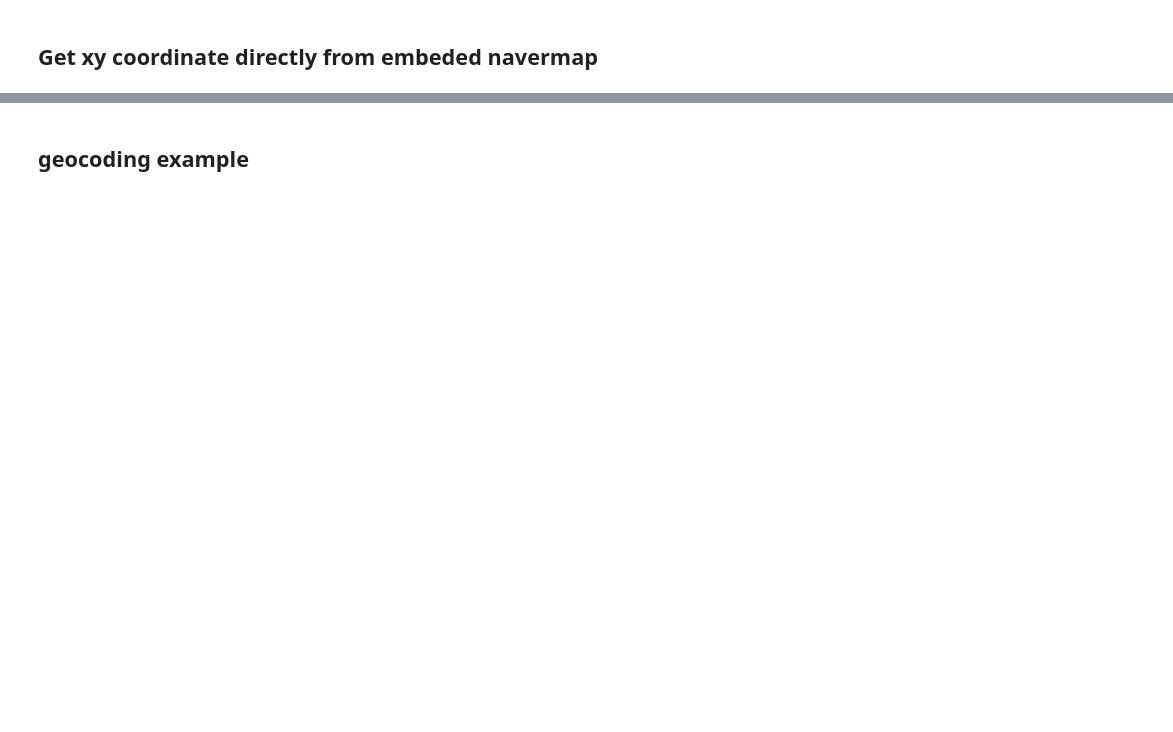
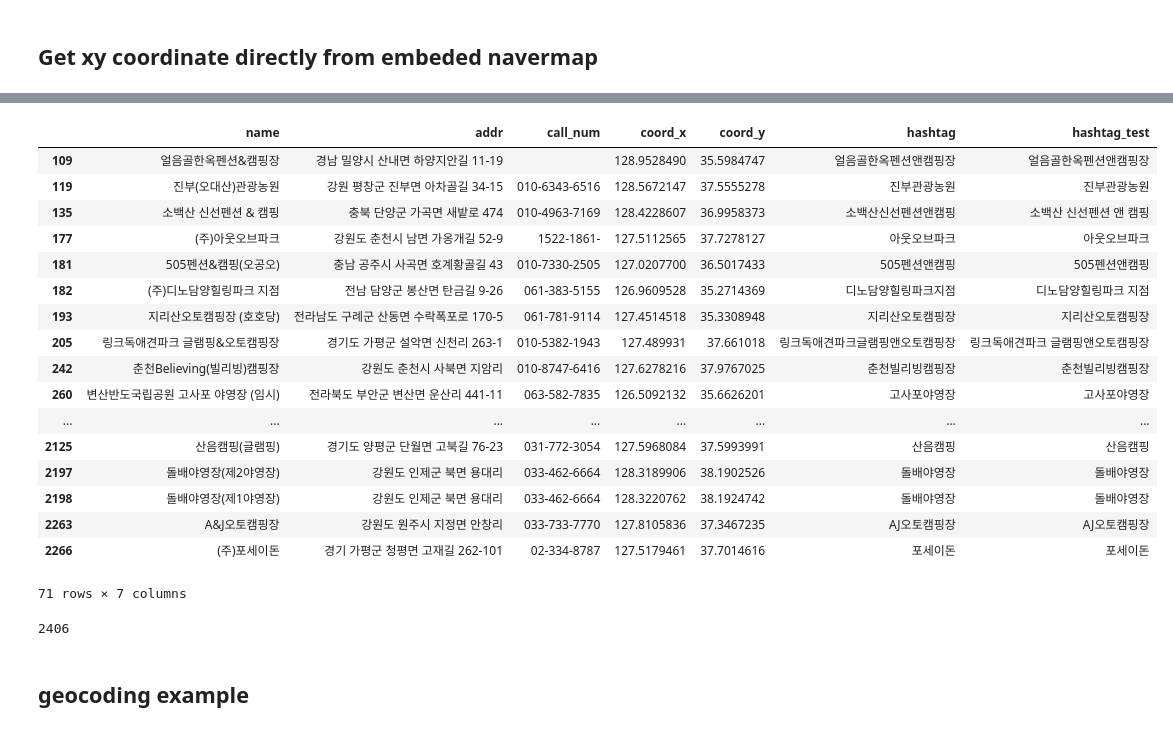
Before and after one commit to mapmatters/layerbylayer, a Jupyter notebook: get_siteinfo_2.ipynb, the cells around one changed output, grey strips where cells are left out. Drawn from its saved outputs; the diff is of its cells as text; code cells hidden in the pictures; blank space fills up the shorter version.

Commit message:
complete site info scraping

```diff
--- a/get_siteinfo_2.ipynb
+++ b/get_siteinfo_2.ipynb
@@ -40,7 +40,7 @@ options.add_argument("disable-gpu")
 # %%
 chrome_path = '/usr/local/bin/chromedriver'
 driver = webdriver.Chrome(chrome_path, options=options)
-url = 'https://www.gocamping.or.kr/bsite/camp/info/list.do?listTy=MAP&pageUnit=1001&searchKrwd=&listOrdrTrget=last_updusr_pnttm&pageIndex=1'
+url = 'https://www.gocamping.or.kr/bsite/camp/info/list.do?listTy=MAP&pageUnit=1001&searchKrwd=&listOrdrTrget=last_updusr_pnttm&pageIndex=2'
 # url = 'https://www.gocamping.or.kr/bsite/camp/info/list.do?pageUnit=2500&searchKrwd=&listOrdrTrget=last_updusr_pnttm&pageIndex=1'
 driver.get(url)
 
@@ -85,0 +74,20 @@ df.head(10)
+# %%
+cols = ['name','addr', 'call_num','coord_x','coord_y']
+df_fn = pd.DataFrame(columns=cols)
+limit_ = 1000
+
+chrome_path = '/usr/local/bin/chromedriver'
+driver = webdriver.Chrome(chrome_path, options=options)
+
+for i in range(1,4):
+#     print(i)
+    url = 'https://www.gocamping.or.kr/bsite/camp/info/list.do?listTy=MAP&pageUnit={limit}&searchKrwd=&listOrdrTrget=last_updusr_pnttm&pageIndex={page}'.format(limit=limit_, page=i)
+    print(url)
+    driver.get(url)
+    time.sleep(3)
+    source = driver.page_source
+    data = bs(source, 'html.parser')
+
+    df_rslt = get_siteinfo(data)
+#     print(df_rslt.head())
+    df_fn = df_fn.append(df_rslt)
@@ -85,0 +115,2 @@ df.head(10)
+# %%
+df = df_fn.reset_index(drop=True)
@@ -86,3 +131,46 @@ df.head(10)
+# %%
+def name_for_tag(x):
+    if x=="Najost Camp": return "나조스트캠핑장"
+    elif x=="iFA캠프운악": return "캠프운악"
+    elif x=="Black tree": return "블랙트리캠핑장"
+    elif x=="영천 구룡산 오토&펜션": return "영천구룡산오토캠핑장"
+    elif x=="(주)자연에너지-드림랜드오토캠핑장": return "드림랜드오토캠핑장"
+    elif x=="소회산리멍우리협곡관광농원(캠핑장)": return "멍우리협곡캠핑장"
+    elif x=="춘천Believing(빌리빙)캠핑장": return "춘천빌리빙캠핑장"
+    elif x=="변산반도국립공원 고사포 야영장 (임시)": return "고사포야영장"
+    elif x=="A&J오토캠핑장": return "AJ오토캠핑장"
+    elif "&" in x: return re.sub("&","앤", x)
+    elif re.search("\(.*\)", x): return re.sub("\(.*\)","", x)
+    else: return x
+#     else: return x.replace(" ","").strip()
+
+df["hashtag_test"] = df["name"].apply(name_for_tag)
+df["hashtag_test"] = df["hashtag_test"].apply(name_for_tag)
+df["hashtag"] = df["hashtag_test"].apply(lambda x: x.replace(" ","").strip())
+df[df["name"]!=df['hashtag_test']]
+# %% [output]
+|  | name | addr | call_num | coord_x | coord_y | hashtag | hashtag_test |
+| 109 | 얼음골한옥펜션&캠핑장 | 경남 밀양시 산내면 하양지안길 11-19 |  | 128.9528490 | 35.5984747 | 얼음골한옥펜션앤캠핑장 | 얼음골한옥펜션앤캠핑장 |
+| 119 | 진부(오대산)관광농원 | 강원 평창군 진부면 아차골길 34-15 | 010-6343-6516 | 128.5672147 | 37.5555278 | 진부관광농원 | 진부관광농원 |
+| 135 | 소백산 신선펜션 & 캠핑 | 충북 단양군 가곡면 새밭로 474 | 010-4963-7169 | 128.4228607 | 36.9958373 | 소백산신선펜션앤캠핑 | 소백산 신선펜션 앤 캠핑 |
+| 177 | (주)아웃오브파크 | 강원도 춘천시 남면 가옹개길 52-9 | 1522-1861- | 127.5112565 | 37.7278127 | 아웃오브파크 | 아웃오브파크 |
+| 181 | 505펜션&캠핑(오공오) | 충남 공주시 사곡면 호계황골길 43 | 010-7330-2505 | 127.0207700 | 36.5017433 | 505펜션앤캠핑 | 505펜션앤캠핑 |
+| 182 | (주)디노담양힐링파크 지점 | 전남 담양군 봉산면 탄금길 9-26 | 061-383-5155 | 126.9609528 | 35.2714369 | 디노담양힐링파크지점 | 디노담양힐링파크 지점 |
+| 193 | 지리산오토캠핑장 (호호당) | 전라남도 구례군 산동면 수락폭포로 170-5 | 061-781-9114 | 127.4514518 | 35.3308948 | 지리산오토캠핑장 | 지리산오토캠핑장 |
+| 205 | 링크독애견파크 글램핑&오토캠핑장 | 경기도 가평군 설악면 신천리 263-1 | 010-5382-1943 | 127.489931 | 37.661018 | 링크독애견파크글램핑앤오토캠핑장 | 링크독애견파크 글램핑앤오토캠핑장 |
+| 242 | 춘천Believing(빌리빙)캠핑장 | 강원도 춘천시 사북면 지암리 | 010-8747-6416 | 127.6278216 | 37.9767025 | 춘천빌리빙캠핑장 | 춘천빌리빙캠핑장 |
+| 260 | 변산반도국립공원 고사포 야영장 (임시) | 전라북도 부안군 변산면 운산리 441-11 | 063-582-7835 | 126.5092132 | 35.6626201 | 고사포야영장 | 고사포야영장 |
+| ... | ... | ... | ... | ... | ... | ... | ... |
+| 2125 | 산음캠핑(글램핑) | 경기도 양평군 단월면 고북길 76-23 | 031-772-3054 | 127.5968084 | 37.5993991 | 산음캠핑 | 산음캠핑 |
+| 2197 | 돌배야영장(제2야영장) | 강원도 인제군 북면 용대리 | 033-462-6664 | 128.3189906 | 38.1902526 | 돌배야영장 | 돌배야영장 |
+| 2198 | 돌배야영장(제1야영장) | 강원도 인제군 북면 용대리 | 033-462-6664 | 128.3220762 | 38.1924742 | 돌배야영장 | 돌배야영장 |
+| 2263 | A&J오토캠핑장 | 강원도 원주시 지정면 안창리 | 033-733-7770 | 127.8105836 | 37.3467235 | AJ오토캠핑장 | AJ오토캠핑장 |
+| 2266 | (주)포세이돈 | 경기 가평군 청평면 고재길 262-101 | 02-334-8787 | 127.5179461 | 37.7014616 | 포세이돈 | 포세이돈 |
+71 rows × 7 columns
+# %%
+len(df_fn['name'].unique())
+# %% [output]
+2406
 # %% [markdown]
 ## geocoding example
 # %%
```
Also changed, not shown: parts of 8 cells of this notebook.
